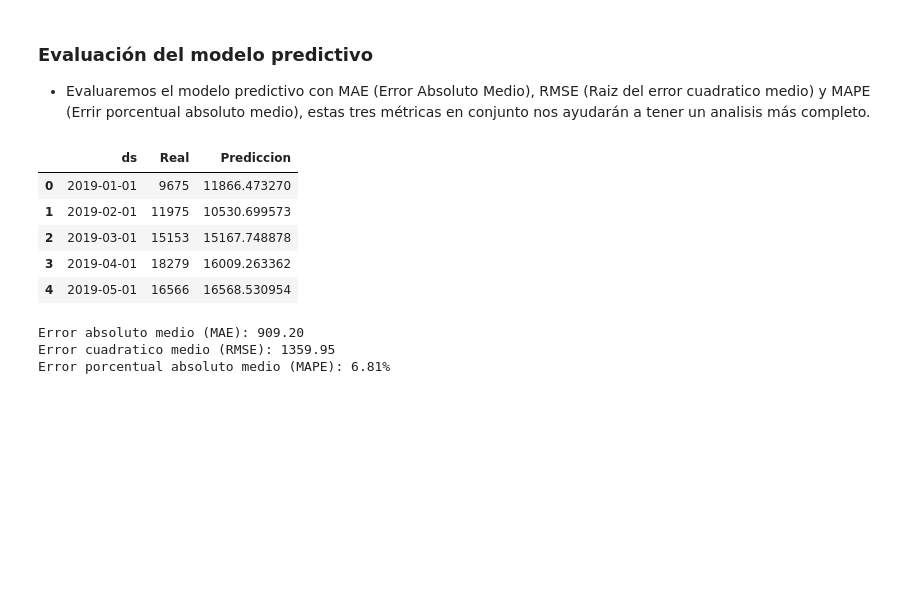
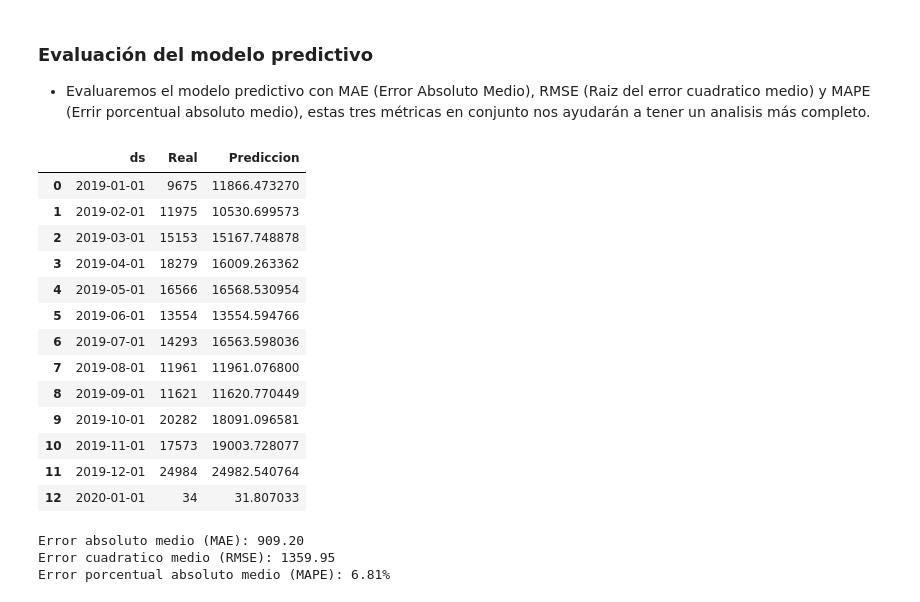
Before and after one commit to diegoGam1/Analisis_exploratorio_ventas, a Jupyter notebook: src/Analisis.ipynb, the cells around one changed output. Drawn from its saved outputs; the diff is of its cells as text; code cells hidden in the pictures; blank space fills up the shorter version.

```diff
--- a/src/Analisis.ipynb
+++ b/src/Analisis.ipynb
@@ -622,16 +656,24 @@ plt.show()
 # %%
 df_evaluacion = df_grouped_real.merge(prediccion[["ds", "yhat"]], on="ds", how="left") # unimos los datos reales con las predicciones
 
 df_evaluacion = df_evaluacion.rename(columns={"y": "Real", "yhat": "Prediccion"}) # renombramos las columnas
 
-df_evaluacion.head() # vemos el dataframe
+df_evaluacion.head(50) # vemos el dataframe
 # %% [output]
 |  | ds | Real | Prediccion |
 | 0 | 2019-01-01 | 9675 | 11866.473270 |
 | 1 | 2019-02-01 | 11975 | 10530.699573 |
 | 2 | 2019-03-01 | 15153 | 15167.748878 |
 | 3 | 2019-04-01 | 18279 | 16009.263362 |
 | 4 | 2019-05-01 | 16566 | 16568.530954 |
+| 5 | 2019-06-01 | 13554 | 13554.594766 |
+| 6 | 2019-07-01 | 14293 | 16563.598036 |
+| 7 | 2019-08-01 | 11961 | 11961.076800 |
+| 8 | 2019-09-01 | 11621 | 11620.770449 |
+| 9 | 2019-10-01 | 20282 | 18091.096581 |
+| 10 | 2019-11-01 | 17573 | 19003.728077 |
+| 11 | 2019-12-01 | 24984 | 24982.540764 |
+| 12 | 2020-01-01 | 34 | 31.807033 |
 # %%
 from sklearn.metrics import mean_absolute_error, mean_squared_error
 
```
Also changed, not shown: parts of 8 cells of this notebook, 1 other file.
